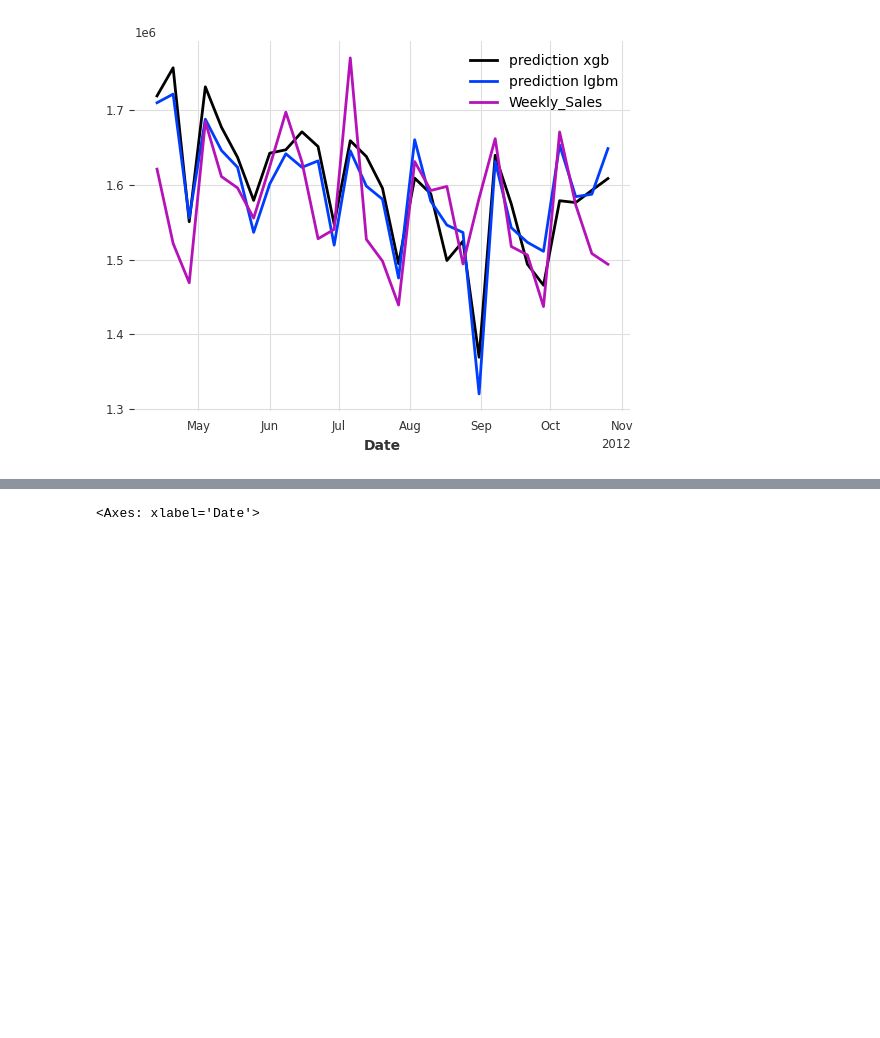
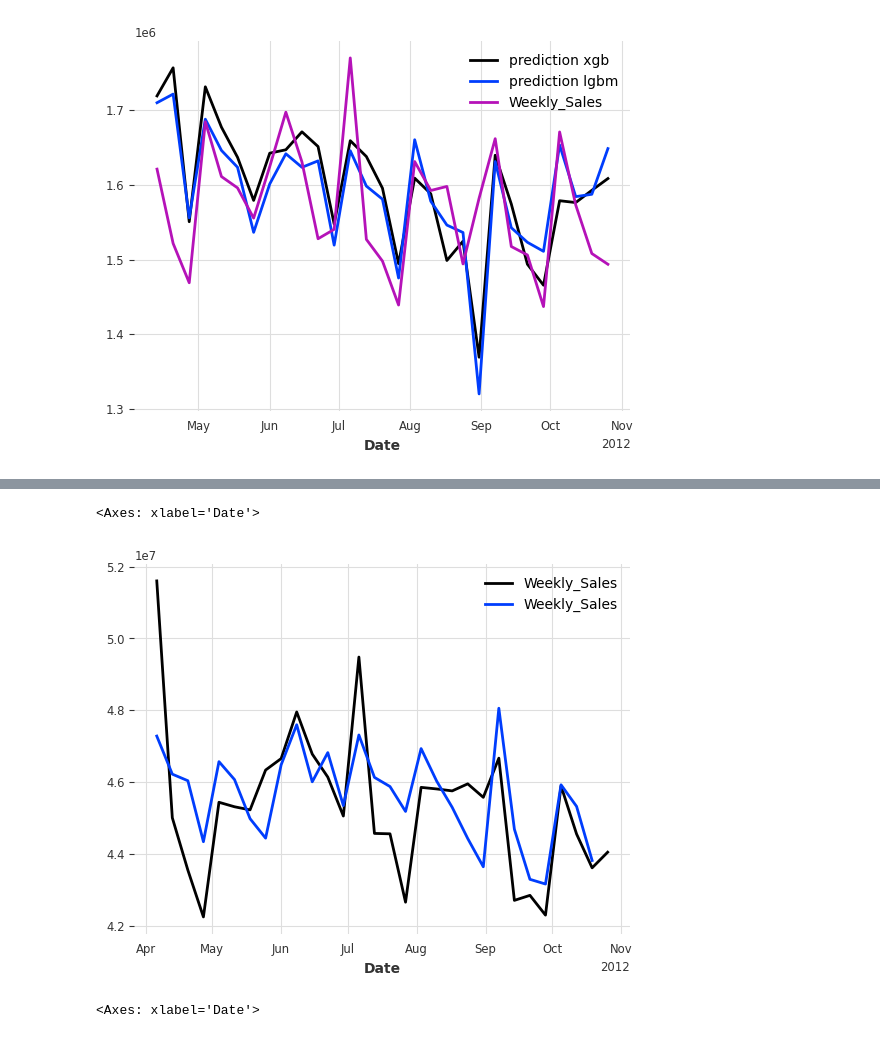
Before and after one commit to GuillermoSainz07/retail_mlops_project, a Jupyter notebook: notebooks/ml_exp.ipynb, the cells around one changed output, grey strips where cells are left out. Cells and saved outputs as stored; diff of their text form; code cells hidden in the pictures; blank space fills up the shorter version.

```diff
--- a/notebooks/ml_exp.ipynb
+++ b/notebooks/ml_exp.ipynb
@@ -170,3 +191,10 @@ y_test[0].plot()
+# %%
+sum(y_test[1:]).plot('Real Value')
+#sum(predictions_lgbm[1:]).plot()
+sum(predictions[1:]).plot()
+# %% [output]
+<Axes: xlabel='Date'>
+[figure, added]
 # %%
 sum(y_train[1:]).plot(label='training')
 sum(y_test[1:]).plot()
```
Also changed, not shown: parts of 2 cells of this notebook, 1 other file.
